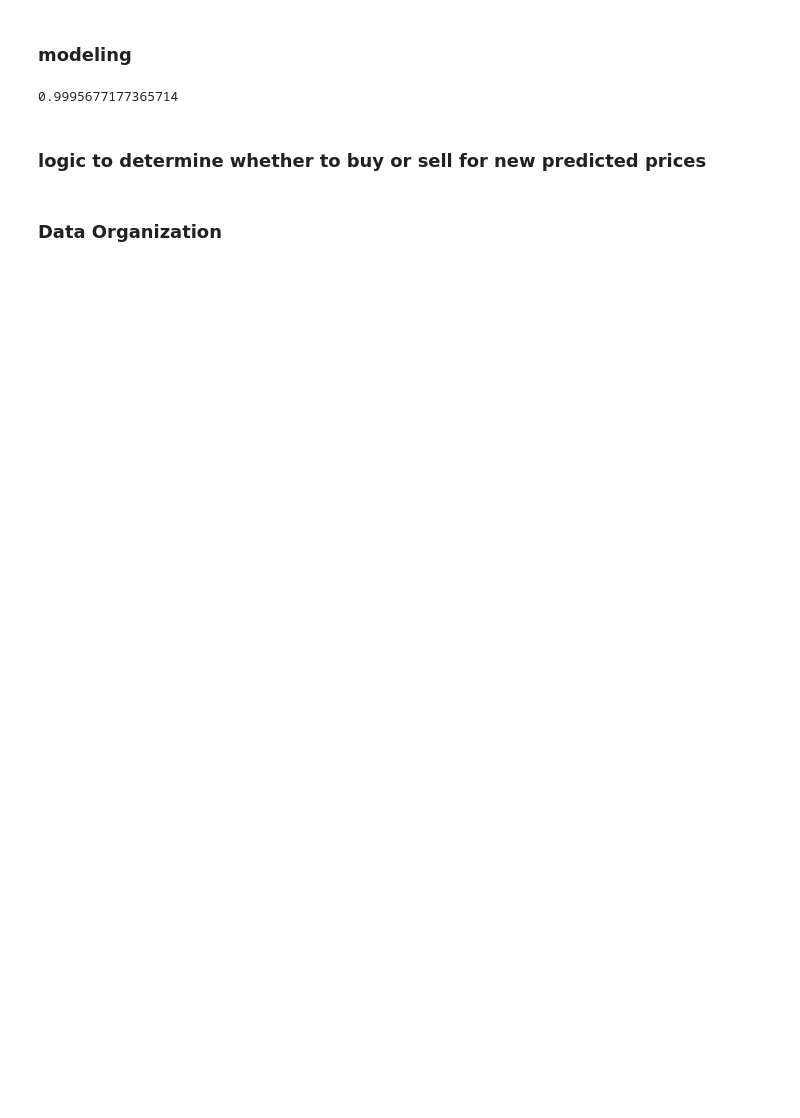
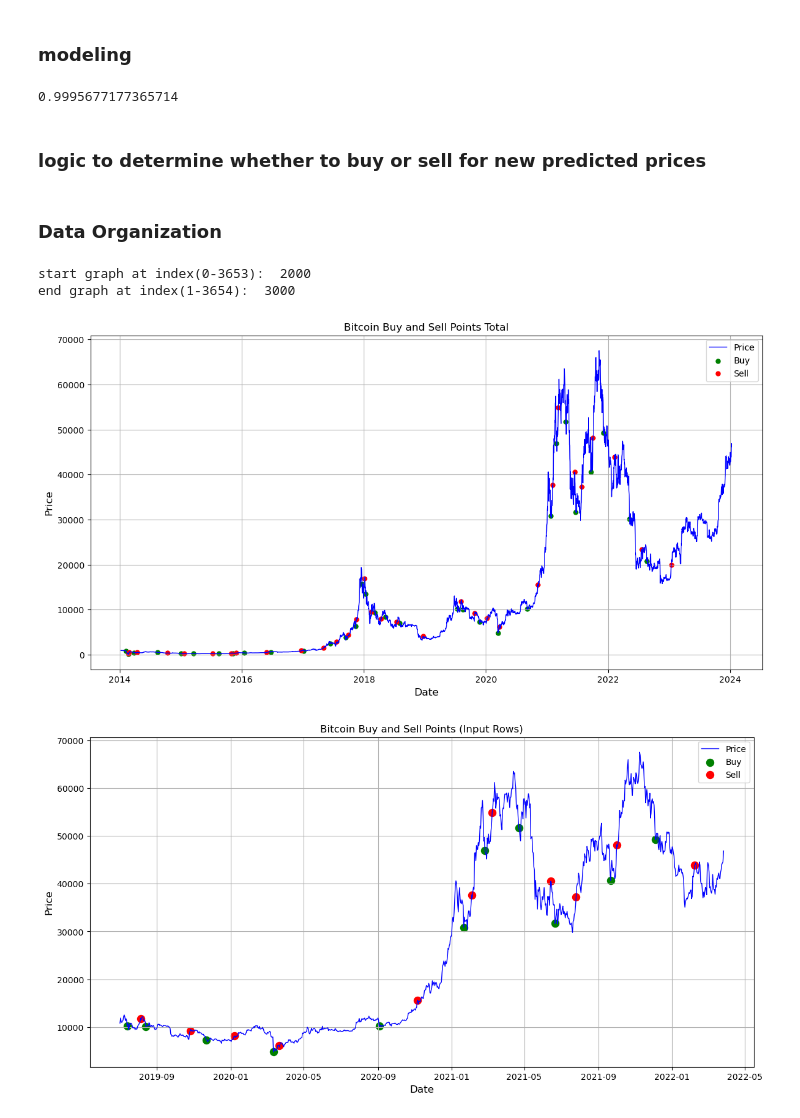
Before and after one commit to james-marini16/ams325-btcproject, a Jupyter notebook: main_book.ipynb, the cells around one changed output. Cells and saved outputs as stored; diff of their text form; code cells hidden in the pictures; blank space fills up the shorter version.

Commit message:
Added plots

```diff
--- a/main_book.ipynb
+++ b/main_book.ipynb
@@ -182,7 +180,7 @@ final['BuySell'] = buy_sell_actual
 final = final[['Date', 'Open', 'High', 'Low', 'Vol.', 'MAD', 'Price', 'BuySell']]
 df.drop(columns=['Fake_Index'], inplace=True)
 
-df = df[~df['Date'].isin(final['Date'])].reset_index(drop=True)
+# df = df[~df['Date'].isin(final['Date'])].reset_index(drop=True)
 
 #final.rename(columns={'BuySell_actual':'BuySell'}, inplace=True)
 # %% [markdown]
@@ -194,0 +188,54 @@ df.to_csv("test_data.csv", index = False)
+# %%
+start = int(input("start graph at index(0-3653): "))
+end = int(input("end graph at index(1-3654): "))
+# %% [output]
+start graph at index(0-3653):  2000
+end graph at index(1-3654):  3000
+# %%
+final
+df
+final.to_csv("main_data.csv", index = False)
+df.to_csv("test_data.csv", index = False)
+
+
+#Plot all of the points
+buy_points = df[df['BuySell'] == 'Buy']
+sell_points = df[df['BuySell'] == 'Sell']
+
+plt.figure(figsize=(14, 7))
+plt.plot(df['Date'], df['Price'], label='Price', color='blue', linewidth=1)
+
+plt.scatter(buy_points['Date'], buy_points['Price'], color='green', label='Buy', marker='.', s=100)
+plt.scatter(sell_points['Date'], sell_points['Price'], color='red', label='Sell', marker='.', s=100)
+
+plt.title('Bitcoin Buy and Sell Points Total', fontsize=12)
+plt.xlabel('Date', fontsize=12)
+plt.ylabel('Price', fontsize=12)
+plt.legend()
+plt.grid(True)
+
+plt.show()
+
+
+#Plot the above start and end date set.
+df_limited = df.iloc[start:end]
+
+buy_points = df_limited[df_limited['BuySell'] == 'Buy']
+sell_points = df_limited[df_limited['BuySell'] == 'Sell']
+
+plt.figure(figsize=(14, 7))
+plt.plot(df_limited['Date'], df_limited['Price'], label='Price', color='blue', linewidth=1)
+
+plt.scatter(buy_points['Date'], buy_points['Price'], color='green', label='Buy', marker='.', s=300)
+plt.scatter(sell_points['Date'], sell_points['Price'], color='red', label='Sell', marker='.', s=300)
+
+plt.title('Bitcoin Buy and Sell Points (Input Rows)', fontsize=12)
+plt.xlabel('Date', fontsize=12)
+plt.ylabel('Price', fontsize=12)
+plt.legend()
+plt.grid(True)
+
+plt.show()
+# %% [output]
+[figure, added]
+[figure, added]
```
Also changed, not shown: parts of 3 cells of this notebook.
